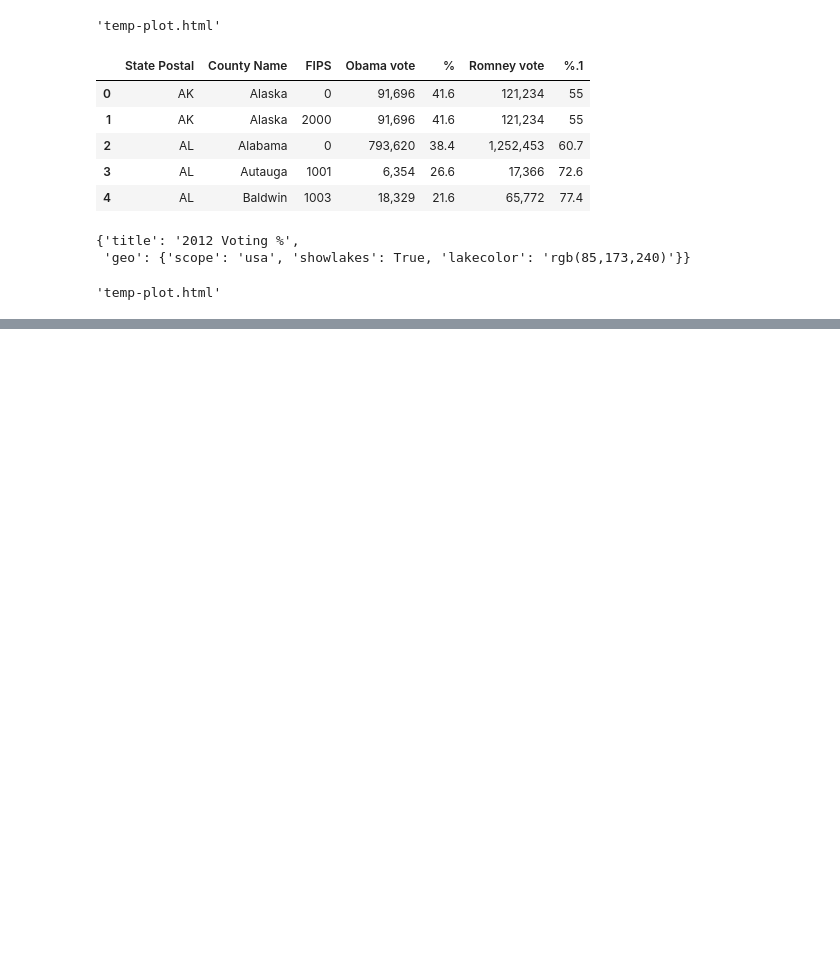
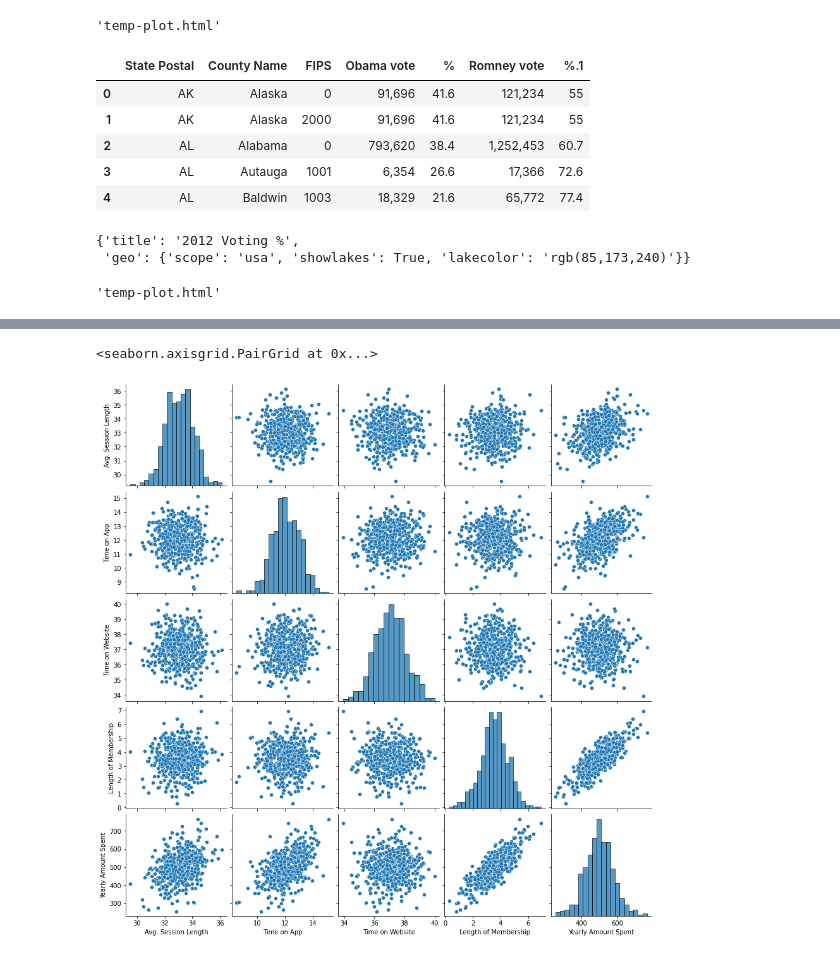
Before and after one commit to shewitt93/geoplots, a Jupyter notebook: Untitled.ipynb, the cells around one changed output, grey strips where cells are left out. Cells and saved outputs as stored; diff of their text form; code cells hidden in the pictures; blank space fills up the shorter version.

```diff
--- a/Untitled.ipynb
+++ b/Untitled.ipynb
@@ -71,0 +123,5 @@ plot(choromap2)
+# %%
+sns.pairplot(customers)
+# %% [output]
+<seaborn.axisgrid.PairGrid at 0x...>
+[figure, added]
```
Also changed, not shown: parts of 26 cells of this notebook, 5 other files.
